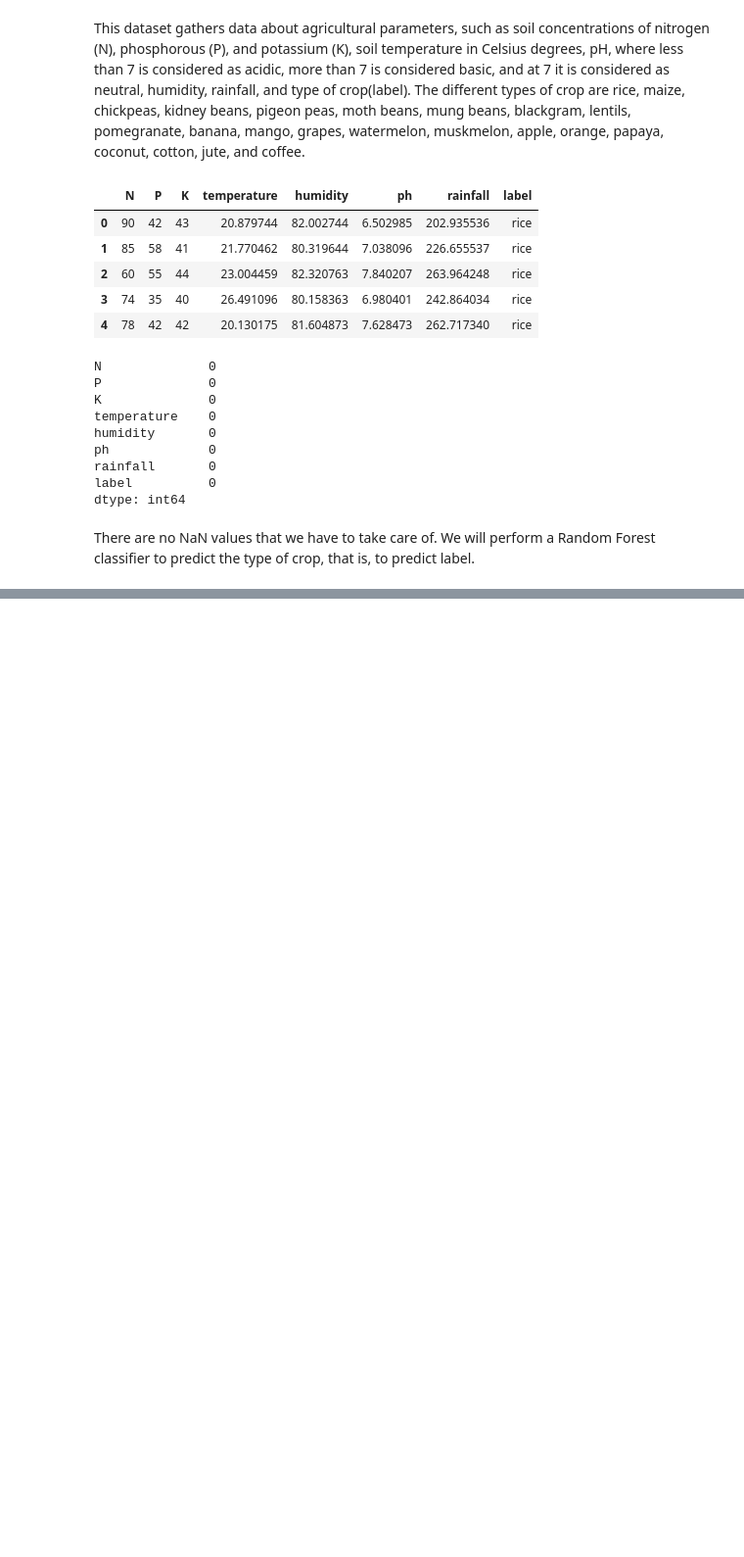
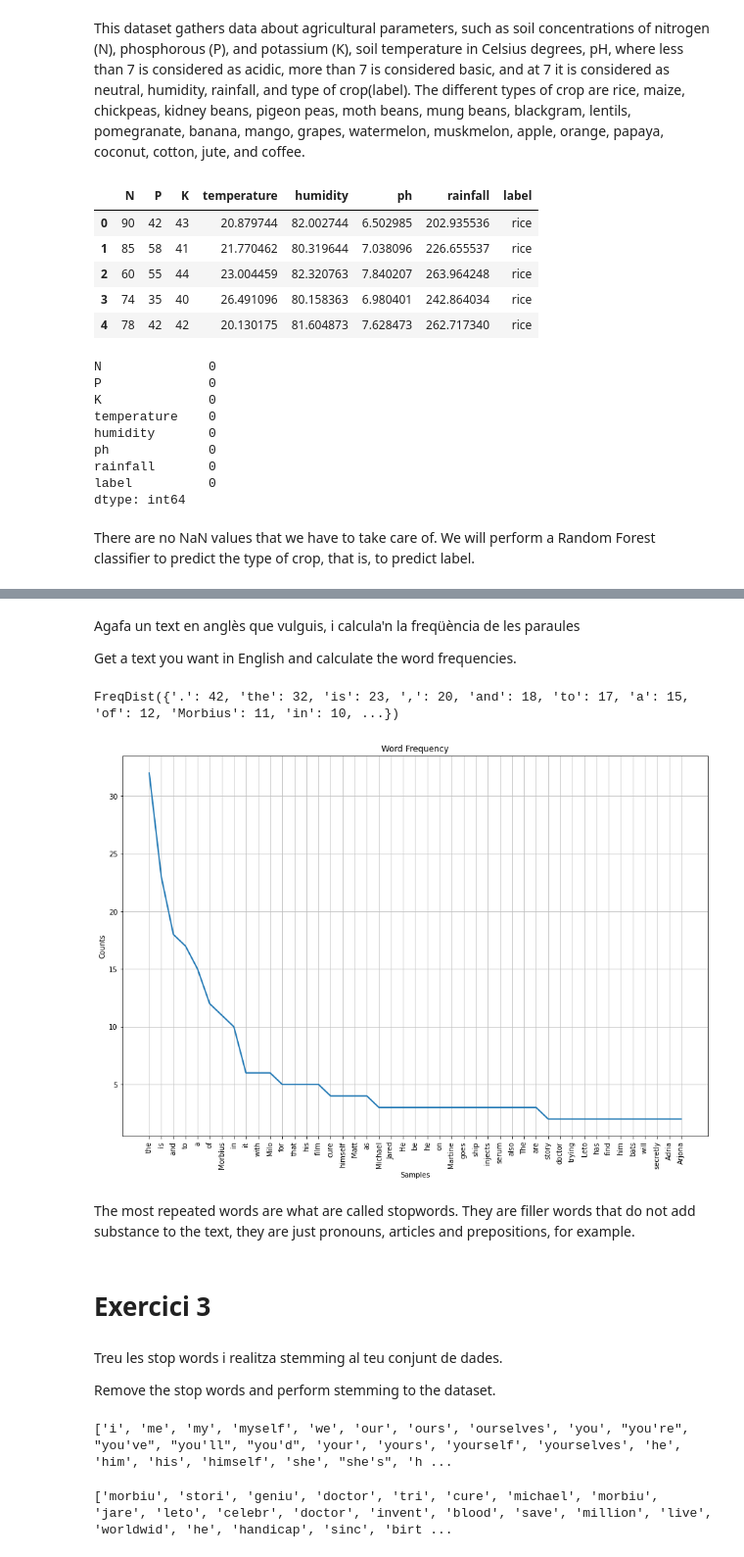
Before and after one commit to mimikyu8/Machine-Learning-avan-at, a Jupyter notebook: S12 T01 - Pipelines, grid search & text mining.ipynb, the cells around one changed output, grey strips where cells are left out. Shown at 98% size. Drawn from its saved outputs; the diff is of its cells as text; code cells hidden in the pictures; blank space fills up the shorter version.

```diff
--- a/S12 T01 - Pipelines, grid search & text mining.ipynb
+++ b/S12 T01 - Pipelines, grid search & text mining.ipynb
@@ -70,0 +96,4 @@ print("Best Hyperparameters: ", result.best_params_)
+# %% [markdown]
+Agafa un text en anglès que vulguis, i calcula'n la freqüència de les paraules
+
+Get a text you want in English and calculate the word frequencies.
@@ -70,0 +141,34 @@ print("Best Hyperparameters: ", result.best_params_)
+# %%
+from nltk.tokenize import word_tokenize
+
+# break the text into words
+token_word = word_tokenize(text)
+
+# remove punctuation
+token_word = [word for word in token_word if word.isalnum()]
+# %%
+word_freq
+# %% [output]
+FreqDist({'.': 42, 'the': 32, 'is': 23, ',': 20, 'and': 18, 'to': 17, 'a': 15, 'of': 12, 'Morbius': 11, 'in': 10, ...})
+# %%
+from nltk.probability import FreqDist
+
+word_freq = FreqDist(token_word)
+# %%
+#plotting the word frequency
+plt.figure(figsize = (15, 10))
+plt.title("Word Frequency")
+plt.xlabel("Words")
+plt.ylabel("Counts")
+word_freq.plot(45, cumulative = False)
+plt.show()
+# %% [output]
+[figure, added]
+# %% [markdown]
+The most repeated words are what are called stopwords. They are filler words that do not add substance to the text, they are just pronouns, articles and prepositions, for example.
+# %% [markdown]
+# Exercici 3
+# %% [markdown]
+Treu les stop words i realitza stemming al teu conjunt de dades.
+
+Remove the stop words and perform stemming to the dataset.
@@ -70,0 +180,4 @@ print("Best Hyperparameters: ", result.best_params_)
+# %%
+print(stop_words)
+# %% [output]
+['i', 'me', 'my', 'myself', 'we', 'our', 'ours', 'ourselves', 'you', "you're", "you've", "you'll", "you'd", 'your', 'yours', 'yourself', 'yourselves', 'he', 'him', 'his', 'himself', 'she', "she's", 'h ...
@@ -70,0 +190,11 @@ print("Best Hyperparameters: ", result.best_params_)
+# %%
+from nltk.stem import PorterStemmer
+
+#stemming
+ps = PorterStemmer()
+stemmed = []
+for j in clean:
+    stemmed.append(ps.stem(j))
+print(stemmed)
+# %% [output]
+['morbiu', 'stori', 'geniu', 'doctor', 'tri', 'cure', 'michael', 'morbiu', 'jare', 'leto', 'celebr', 'doctor', 'invent', 'blood', 'save', 'million', 'live', 'worldwid', 'he', 'handicap', 'sinc', 'birt ...
```
Also changed, not shown: parts of 13 cells of this notebook.
